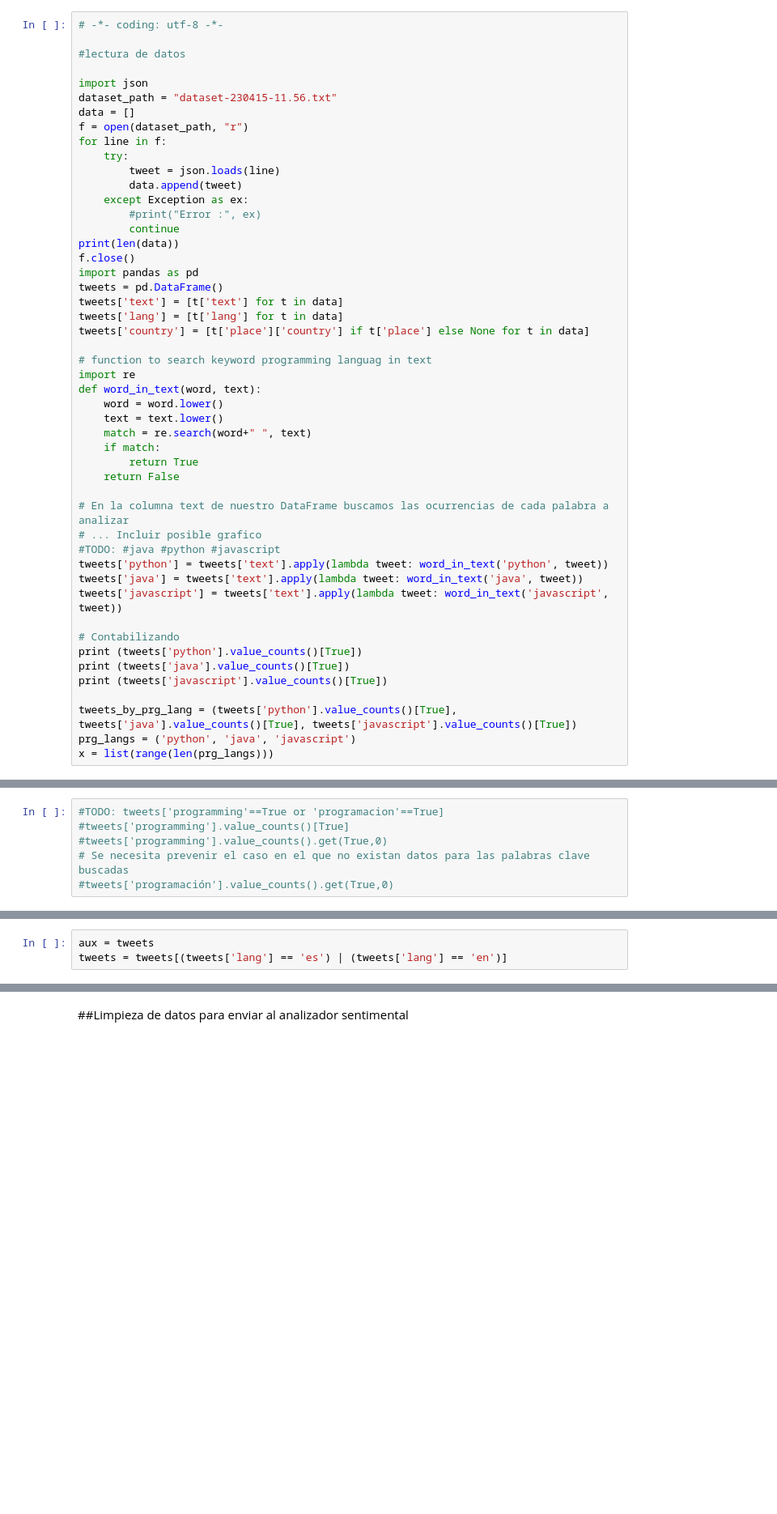
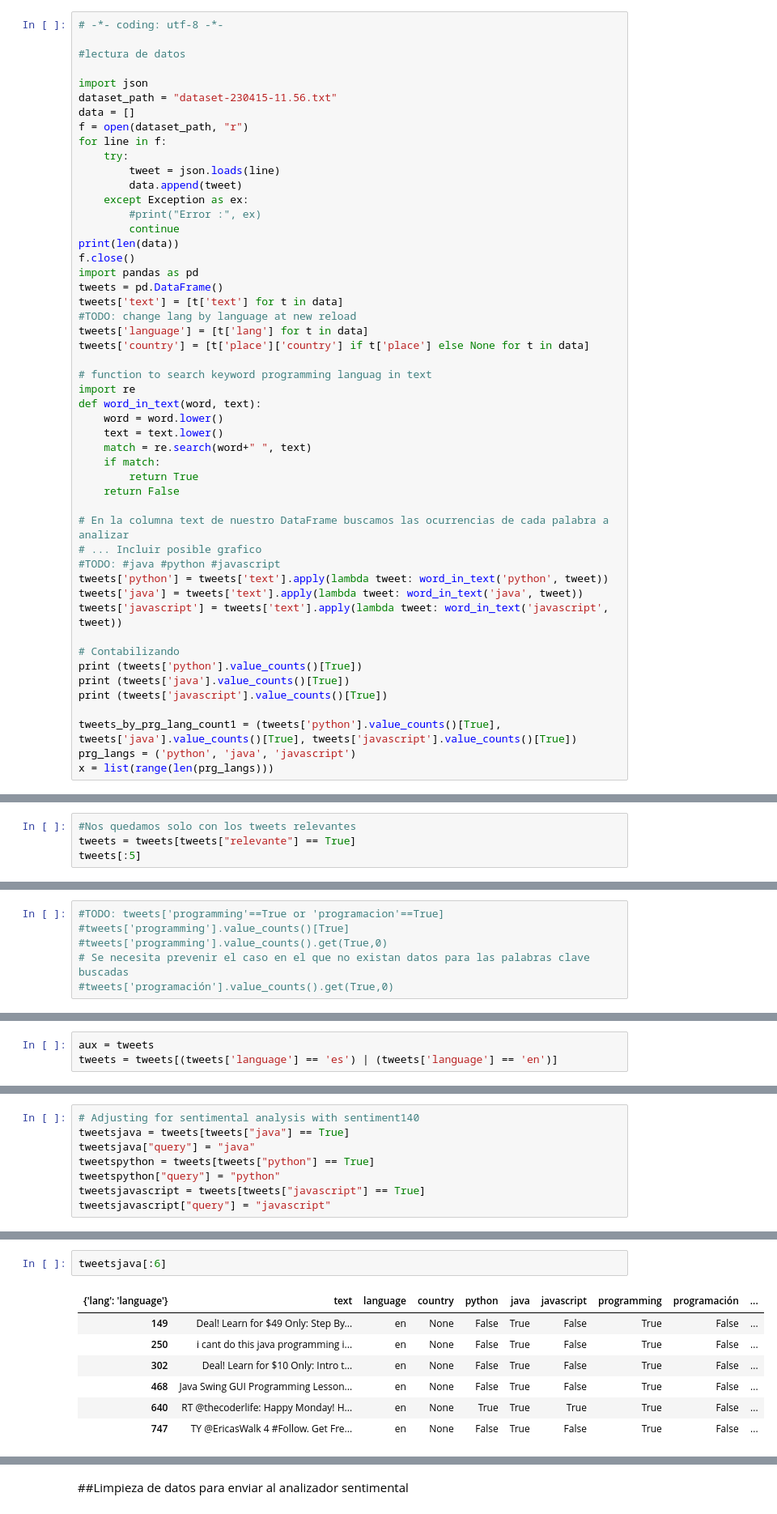
Before and after one commit to miltonlab/pyresearch, a Jupyter notebook: socialysis/paper.ipynb, the cells around one changed output, grey strips where cells are left out. Shown: that part at 81% size. Saved outputs shown, nothing was run; the diff lists cells and outputs as text; blank space fills up the shorter version.

Commit message:
continuando con el analisis sentimental para cada lenguaje de programacion

```diff
--- a/socialysis/paper.ipynb
+++ b/socialysis/paper.ipynb
@@ -21,7 +21,8 @@ f.close()
 import pandas as pd
 tweets = pd.DataFrame()
 tweets['text'] = [t['text'] for t in data]
-tweets['lang'] = [t['lang'] for t in data]
+#TODO: change lang by language at new reload
+tweets['language'] = [t['lang'] for t in data]
 tweets['country'] = [t['place']['country'] if t['place'] else None for t in data]
 
 # function to search keyword programming languag in text
@@ -46,7 +47,7 @@ print (tweets['python'].value_counts()[True])
 print (tweets['java'].value_counts()[True])
 print (tweets['javascript'].value_counts()[True])
 
-tweets_by_prg_lang = (tweets['python'].value_counts()[True], tweets['java'].value_counts()[True], tweets['javascript'].value_counts()[True])
+tweets_by_prg_lang_count1 = (tweets['python'].value_counts()[True], tweets['java'].value_counts()[True], tweets['javascript'].value_counts()[True])
 prg_langs = ('python', 'java', 'javascript')
 x = list(range(len(prg_langs)))
 # %% [output]
@@ -79,3 +80,7 @@ tweets["programacion"] = tweets['text'].apply(lambda t: word_in_text('programaci
 tweets["relevante"] = tweets['text'].apply(lambda t: word_in_text('programming',t)
                                             or word_in_text('programación',t)
                                             or word_in_text('programacion',t))
+# %%
+#Nos quedamos solo con los tweets relevantes
+tweets = tweets[tweets["relevante"] == True]
+tweets[:5]
@@ -118,3 +140,3 @@ Filtramos los lenguajes para el posterior análisis sentimental, error 'aux'
 # %%
 aux = tweets
-tweets = tweets[(tweets['lang'] == 'es') | (tweets['lang'] == 'en')]
+tweets = tweets[(tweets['language'] == 'es') | (tweets['language'] == 'en')]
@@ -135,0 +143,8 @@ tweets[:10]
+# %%
+# Adjusting for sentimental analysis with sentiment140
+tweetsjava = tweets[tweets["java"] == True]
+tweetsjava["query"] = "java"
+tweetspython = tweets[tweets["python"] == True]
+tweetspython["query"] = "python"
+tweetsjavascript = tweets[tweets["javascript"] == True]
+tweetsjavascript["query"] = "javascript"
@@ -135,0 +165,10 @@ tweets[:10]
+# %%
+tweetsjava[:6]
+# %% [output]
+| {'lang': 'language'} | text | language | country | python | java | javascript | programming | programación | ... |
+| 149 | Deal! Learn for $49 Only: Step By... | en | None | False | True | False | True | False | ... |
+| 250 | i cant do this java programming i... | en | None | False | True | False | True | False | ... |
+| 302 | Deal! Learn for $10 Only: Intro t... | en | None | False | True | False | True | False | ... |
+| 468 | Java Swing GUI Programming Lesson... | en | None | False | True | False | True | False | ... |
+| 640 | RT @thecoderlife: Happy Monday! H... | en | None | True | True | True | True | False | ... |
+| 747 | TY @EricasWalk 4 #Follow. Get Fre... | en | None | False | True | False | True | False | ... |
```
Also changed, not shown: parts of 14 cells of this notebook, 1 other file.
